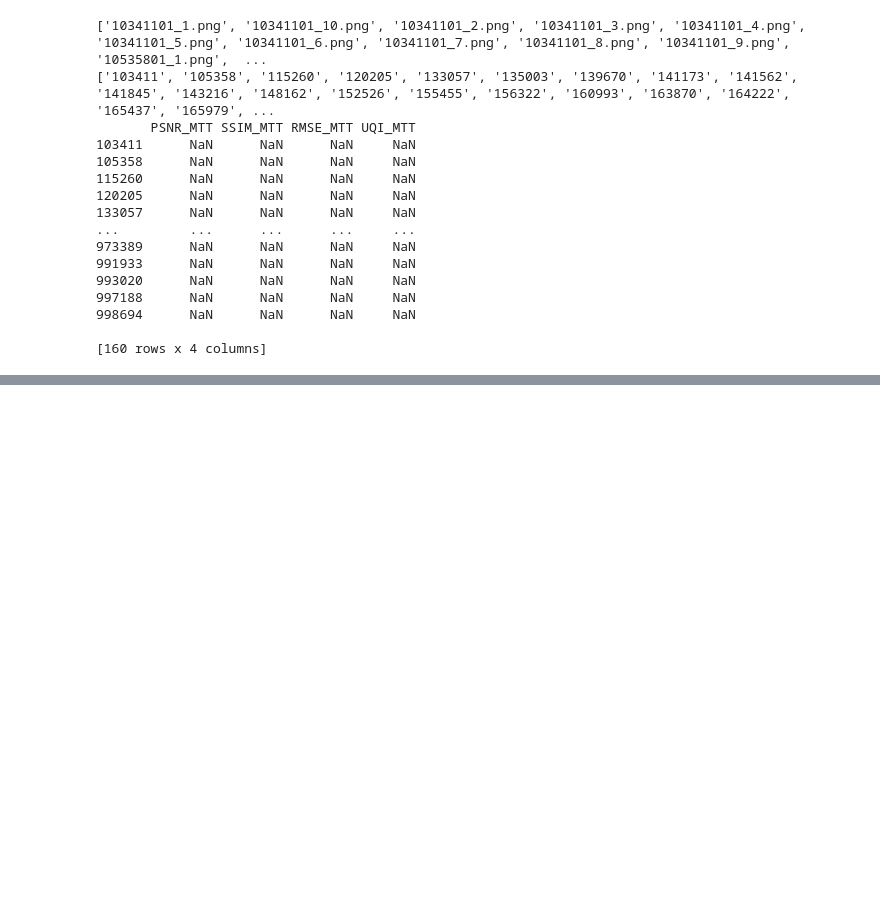
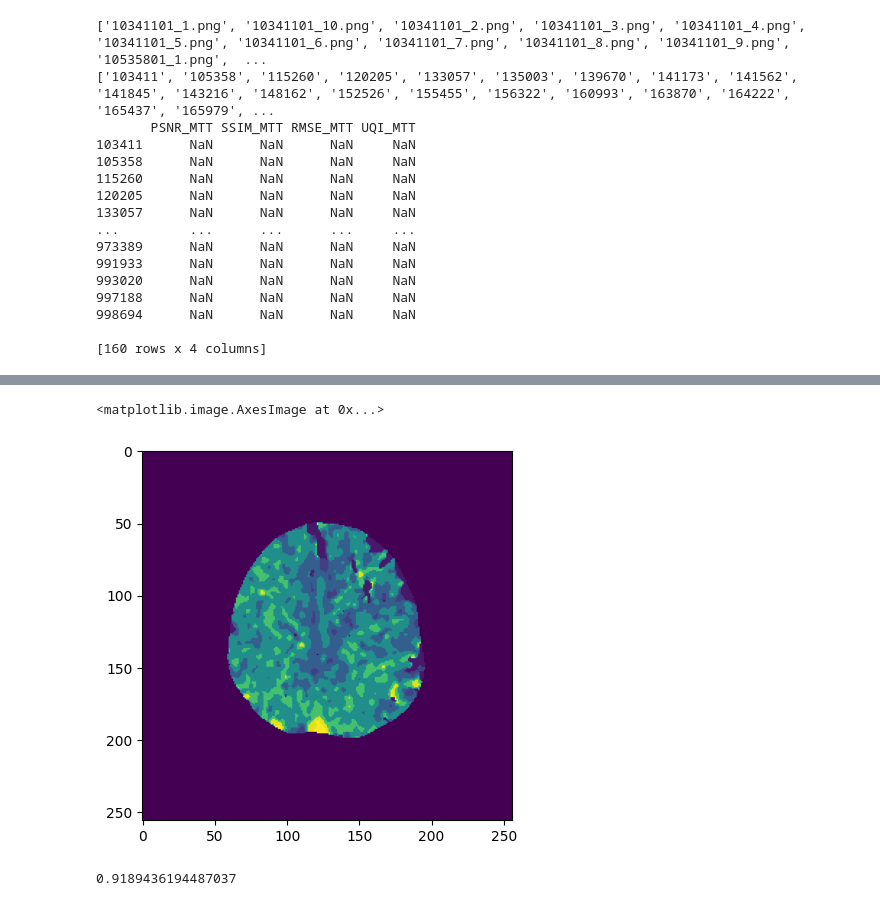
Before and after one commit to lab-smile/MAGIC, a Jupyter notebook: src/eval/getMetrics.ipynb, the cells around one changed output, grey strips where cells are left out. Drawn from its saved outputs; the diff is of its cells as text; code cells hidden in the pictures; blank space fills up the shorter version.

```diff
--- a/src/eval/getMetrics.ipynb
+++ b/src/eval/getMetrics.ipynb
@@ -418,0 +519,9 @@ Done saving results!
+# %%
+plt.imshow(img_real_B_u)
+# %% [output]
+<matplotlib.image.AxesImage at 0x...>
+[figure, added]
+# %%
+fr.uqi(img_fake_B_u,img_real_B_u)
+# %% [output]
+0.9189436194487037
```
Also changed, not shown: parts of 11 cells of this notebook, 16 other files.
